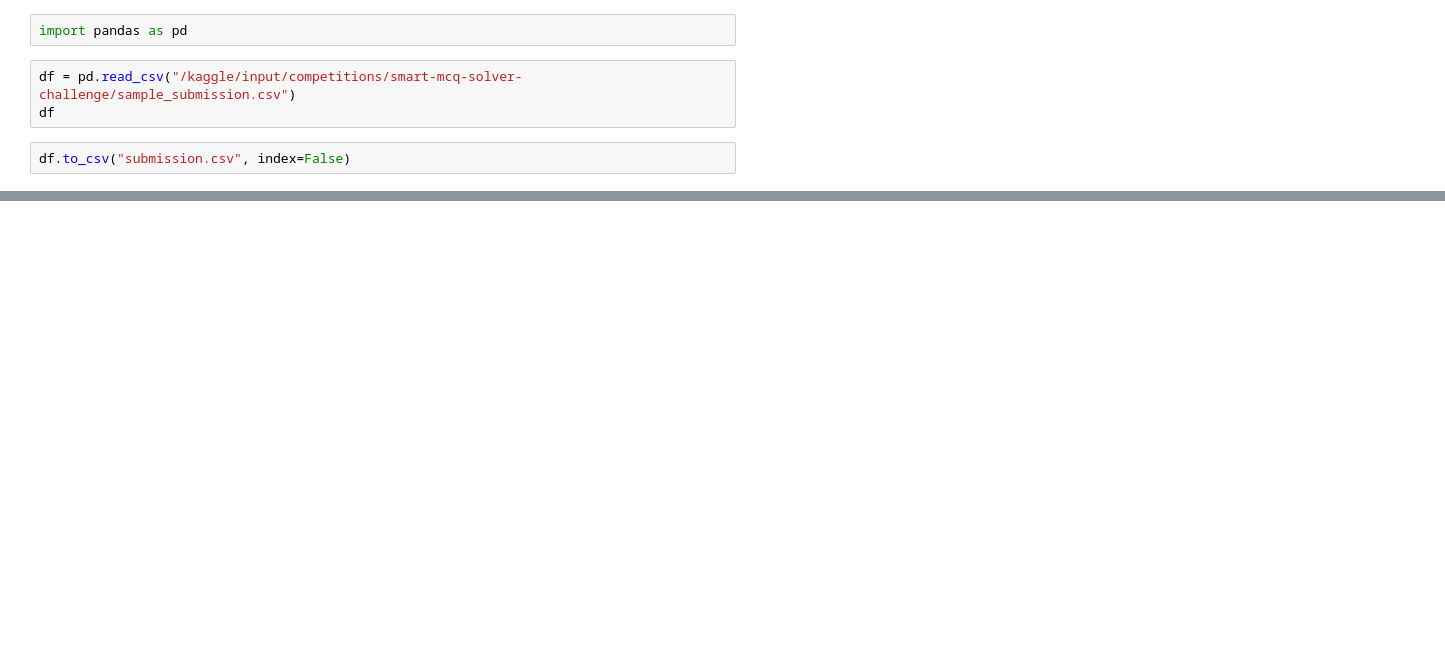
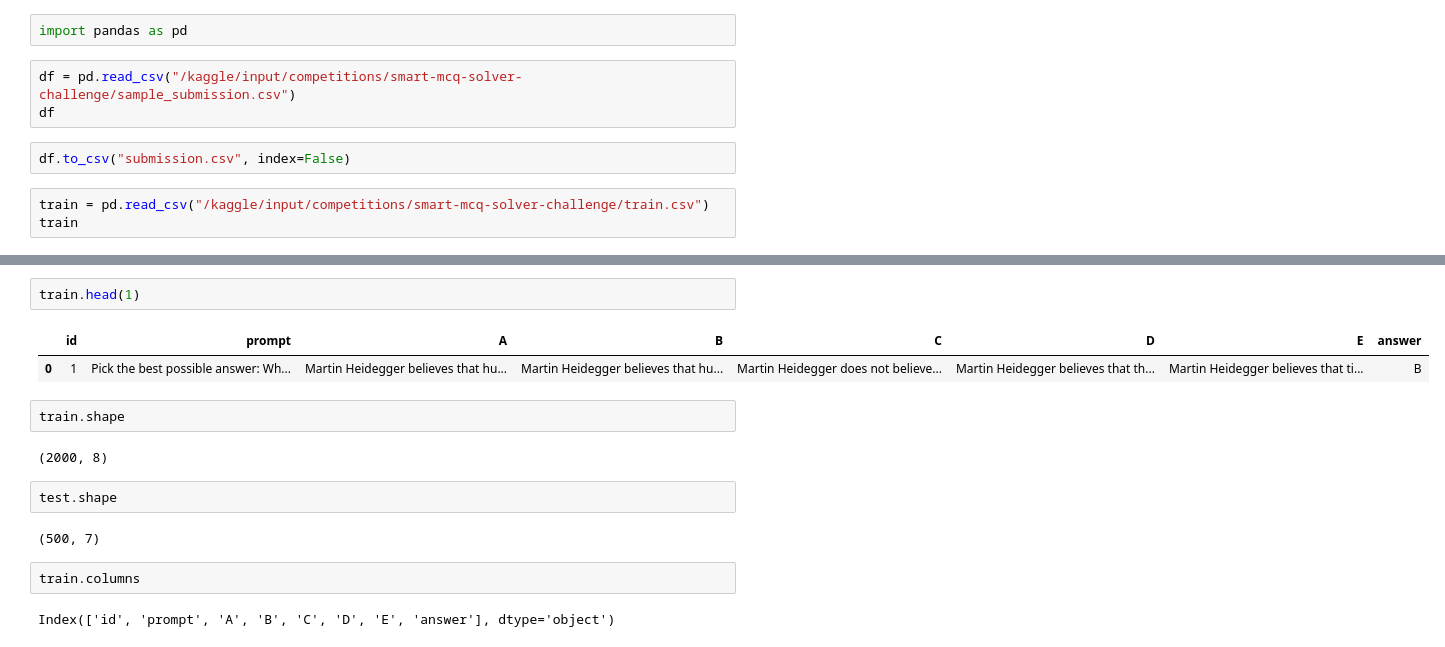
Before and after one commit to 22f3002567/dl-genai-project-26-t2, a Jupyter notebook: DL-22f3002567-notebook-t22026.ipynb, the cells around one changed output, grey strips where cells are left out. Cells and saved outputs as stored; diff of their text form; blank space fills up the shorter version.

```diff
--- a/DL-22f3002567-notebook-t22026.ipynb
+++ b/DL-22f3002567-notebook-t22026.ipynb
@@ -29,3 +33,6 @@ df = pd.read_csv("/kaggle/input/competitions/smart-mcq-solver-challenge/sample_s
 df
 # %%
 df.to_csv("submission.csv", index=False)
+# %%
+train = pd.read_csv("/kaggle/input/competitions/smart-mcq-solver-challenge/train.csv")
+train
@@ -31,0 +88,17 @@ df.to_csv("submission.csv", index=False)
+# %%
+train.head(1)
+# %% [output]
+|  | id | prompt | A | B | C | D | E | answer |
+| 0 | 1 | Pick the best possible answer: Wh... | Martin Heidegger believes that hu... | Martin Heidegger believes that hu... | Martin Heidegger does not believe... | Martin Heidegger believes that th... | Martin Heidegger believes that ti... | B |
+# %%
+train.shape
+# %% [output]
+(2000, 8)
+# %%
+test.shape
+# %% [output]
+(500, 7)
+# %%
+train.columns
+# %% [output]
+Index(['id', 'prompt', 'A', 'B', 'C', 'D', 'E', 'answer'], dtype='object')
```
Also changed, not shown: parts of 39 cells of this notebook.
